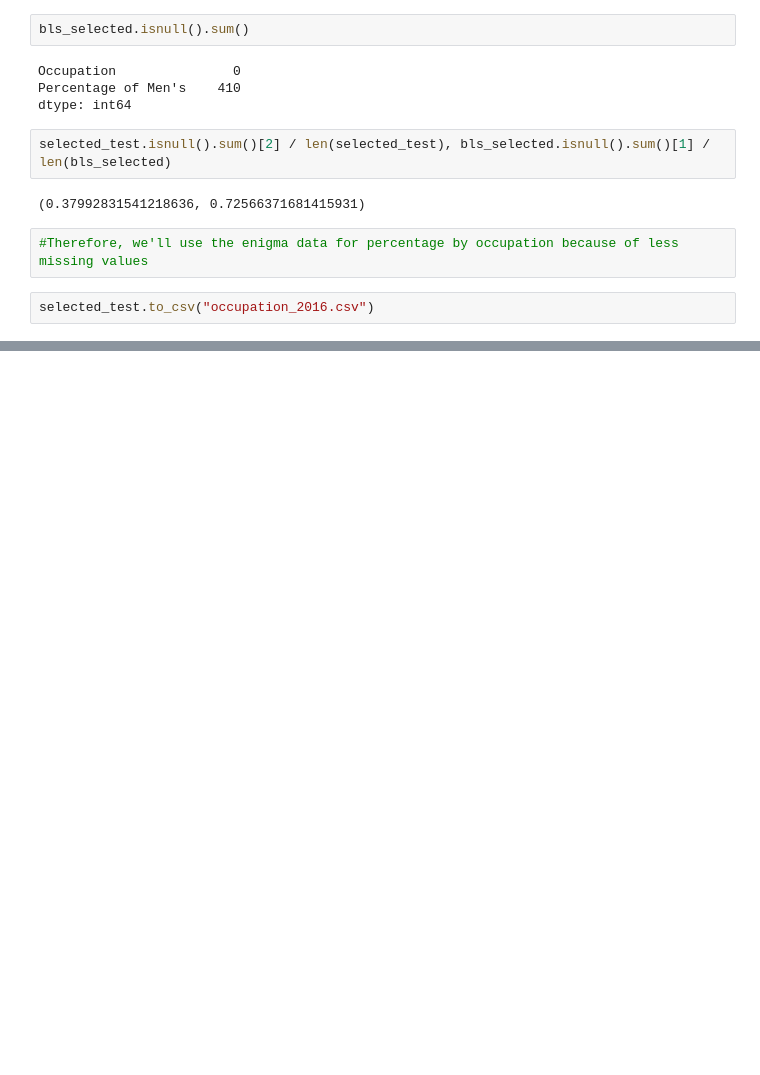
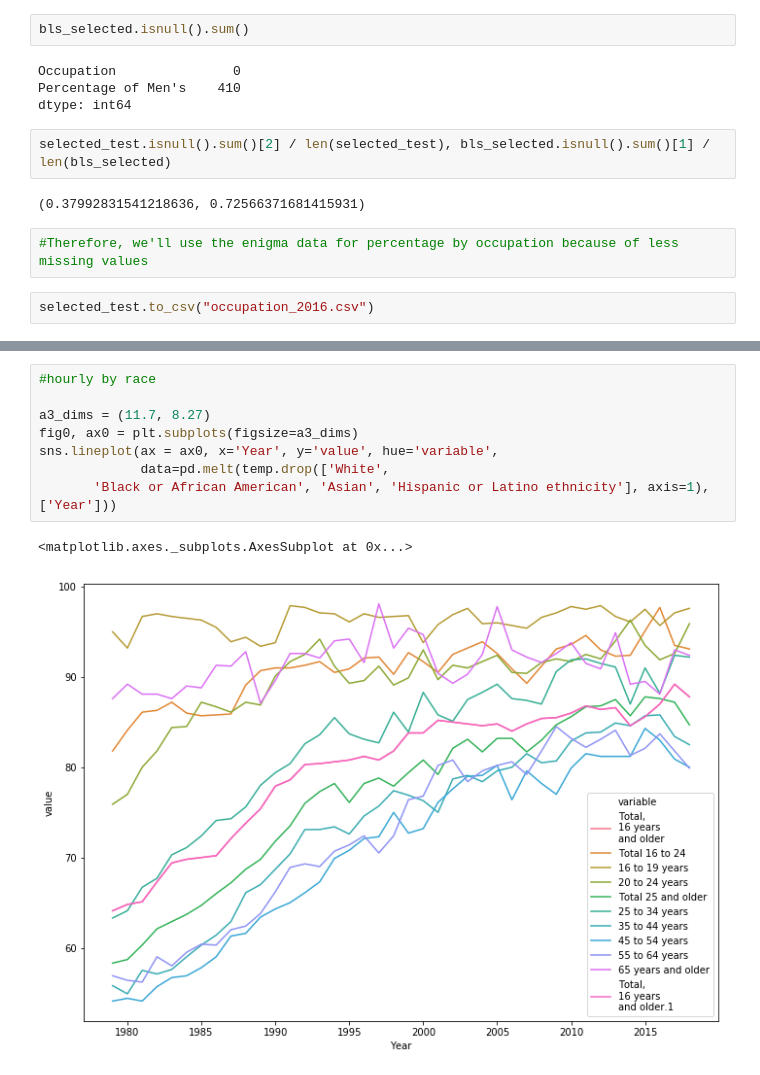
Before and after one commit to kanam12/ieor142finalproject, a Jupyter notebook: EDA.ipynb, the cells around one changed output, grey strips where cells are left out. Drawn from its saved outputs; the diff is of its cells as text; blank space fills up the shorter version.

```diff
--- a/EDA.ipynb
+++ b/EDA.ipynb
@@ -152,0 +248,11 @@ selected_test.to_csv("occupation_2016.csv")
+# %%
+#hourly by race
+
+a3_dims = (11.7, 8.27)
+fig0, ax0 = plt.subplots(figsize=a3_dims)
+sns.lineplot(ax = ax0, x='Year', y='value', hue='variable',
+             data=pd.melt(temp.drop(['White',
+       'Black or African American', 'Asian', 'Hispanic or Latino ethnicity'], axis=1), ['Year']))
+# %% [output]
+<matplotlib.axes._subplots.AxesSubplot at 0x...>
+[figure, added]
```
Also changed, not shown: parts of 15 cells of this notebook.
